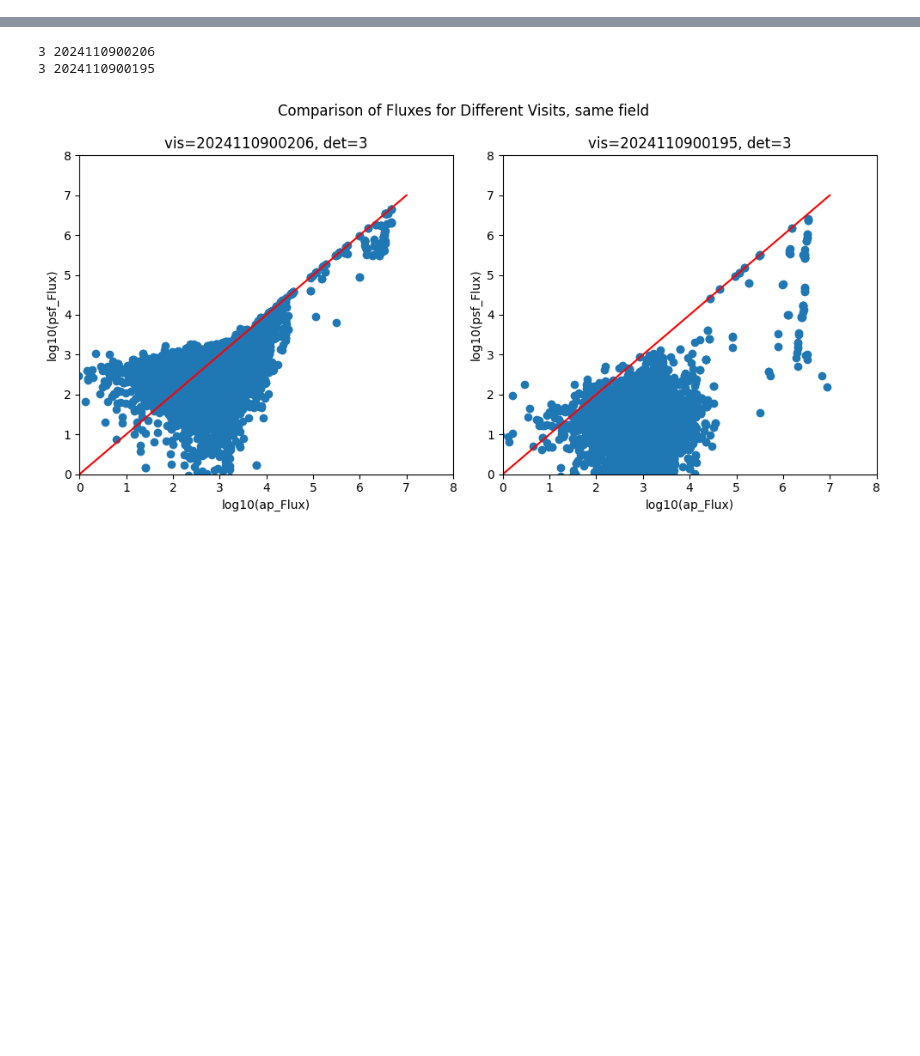
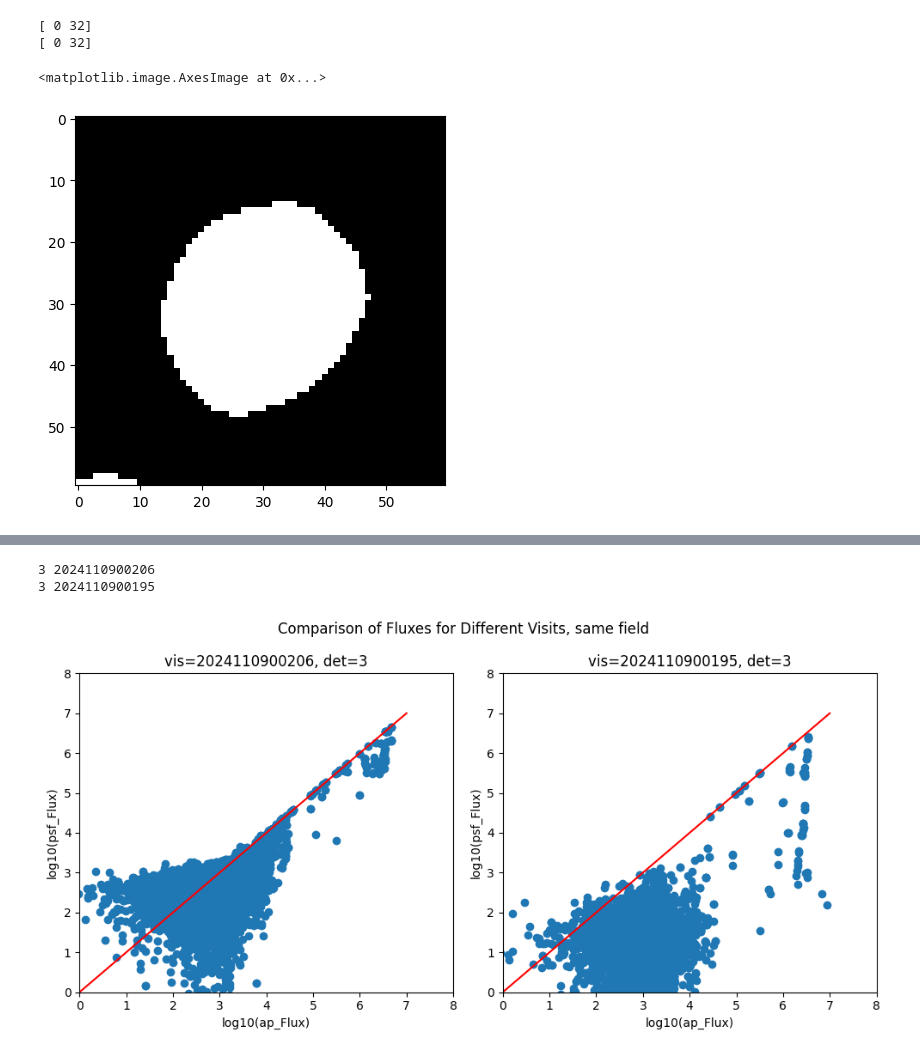
Before and after one commit to lsst-sitcom/notebooks_dia, a Jupyter notebook: Fixing_flux_Forced.ipynb, the cells around one changed output, grey strips where cells are left out. Cells and saved outputs as stored; diff of their text form; code cells hidden in the pictures; blank space fills up the shorter version.

```diff
--- a/Fixing_flux_Forced.ipynb
+++ b/Fixing_flux_Forced.ipynb
@@ -30,5 +34,5 @@ plt.set_loglevel('WARNING')
 # %%
-def get_lsst_cutout(butler, visit_id, detector_id, ra, dec, size=100, instrument="LSSTComCam"):
+def get_lsst_cutout(butler, visit_id, detector_id, ra, dec, size=100, instrument="LSSTComCam", mask_plane=False):
     """
     Extracts and visualizes an image cutout from LSST data using a Butler.
 
@@ -75,6 +79,7 @@ def get_lsst_cutout(butler, visit_id, detector_id, ra, dec, size=100, instrument
     cutout_box = geom.Box2I(geom.Point2I(xy) - cutout_size // 2, cutout_size)
     cutout_box = cutout_box.clippedTo(detector_box)
 
+
     # Extract the cutout
     cutout = butler.get(
         'calexp',
@@ -84,8 +89,13 @@ def get_lsst_cutout(butler, visit_id, detector_id, ra, dec, size=100, instrument
         parameters={'bbox': cutout_box},
     )
 
+    return cutout
+
     # Convert to NumPy array
-    image_array = cutout.getImage().getArray()
+    if mask_plane:
+        image_array = cutout.getMask().getArray()
+    else:
+        image_array = cutout.getImage().getArray()
 
     # Apply ZScale normalization
     interval = ZScaleInterval()
@@ -199,3 +271,3 @@ mergedForcedSourceTable2.loc[obj_id]
 # %%
-get_lsst_cutout(butler, src_1.visit, src_1.detector, src_1.coord_ra, src_1.coord_dec, size=60)
+cutout1 = get_lsst_cutout(butler, src_1.visit, src_1.detector, src_1.coord_ra, src_1.coord_dec, size=60)
 # %%
@@ -203,3 +275,17 @@ get_lsst_cutout(butler, src_2.visit, src_2.detector, src_2.coord_ra, src_2.coord
+# %%
+cutout1_Mask = cutout1.getMask()
+cutout2_Mask = cutout2.getMask()
+# %%
+print(np.unique(cutout1_Mask.getArray()))
+print(np.unique(cutout2_Mask.getArray()))
+# %% [output]
+[ 0 32]
+[ 0 32]
+# %%
+plt.imshow(cutout1_Mask.getArray(), cmap='gray')
+# %% [output]
+<matplotlib.image.AxesImage at 0x...>
+[figure, added]
 # %%
 list_of_ap_flux = []
 list_of_visits = []
```
Also changed, not shown: parts of 15 cells of this notebook.
